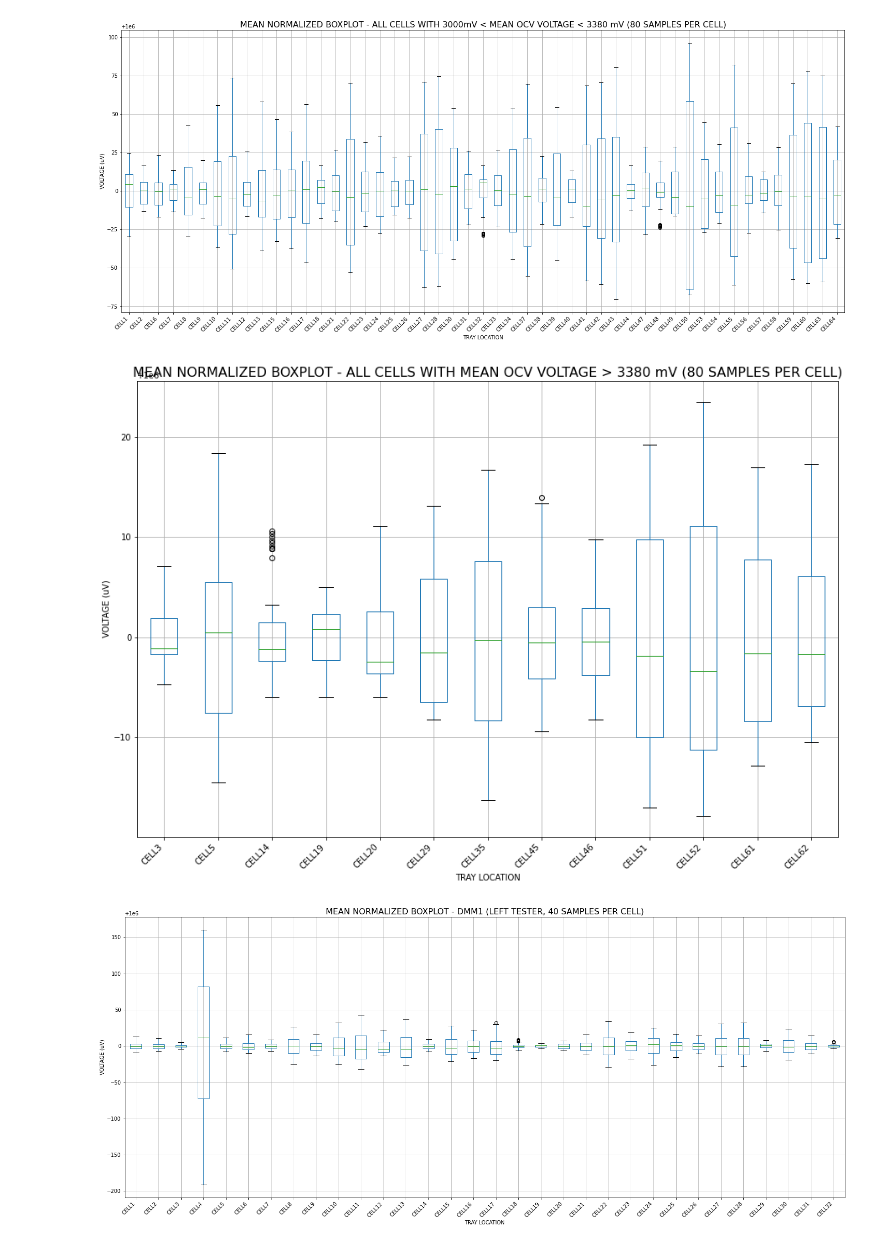
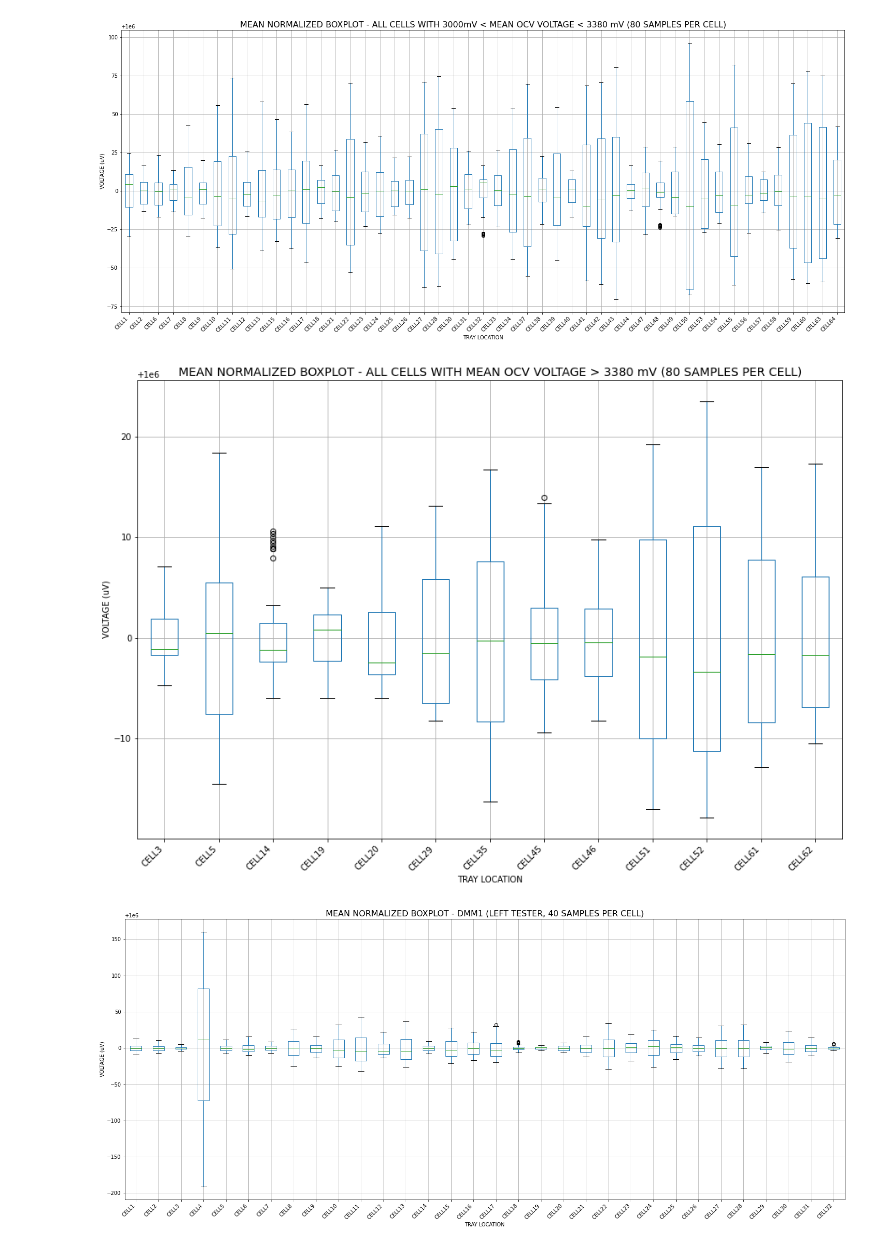
Before and after one commit to freq0ut/python-boxplot-charts, a Jupyter notebook: Kato_OCV_Grr_Plots.ipynb, the cells around one changed output. Saved outputs shown, nothing was run; the diff lists cells and outputs as text; code cells hidden in the pictures.

```diff
--- a/Kato_OCV_Grr_Plots.ipynb
+++ b/Kato_OCV_Grr_Plots.ipynb
@@ -34,6 +34,26 @@ celldataLeftTester = leftTesterOnly.iloc[0:40,0:64]
 
 # # RIGHT TESTER (DMM 3 + DMM 4) (last 40 rows, columns 1-64)
 celldataRightTester = rightTesterOnly.iloc[40:80,0:64]
+
+meanCompareLeftRight = []
+for col in celldataDMM1.columns:
+    meanCompareLeftRight.append(abs((celldataDMM1[col].mean()-celldataDMM3[col].mean())*1000000))
+    # print((celldataDMM1[col].mean()-celldataDMM3[col].mean())*1000000)
+
+for col in celldataDMM2.columns:
+    meanCompareLeftRight.append(abs((celldataDMM2[col].mean()-celldataDMM4[col].mean())*1000000))
+    # print((celldataDMM2[col].mean()-celldataDMM4[col].mean())*1000000)
+
+
+varianceAllCells = []
+for col in celldata.columns:
+    if celldata[col].mean() > 2:
+        varianceAllCells.append(celldata[col].var())
+
+vMeanAllCells = []
+for col in celldata.columns:
+    if celldata[col].mean() > 2:
+        vMeanAllCells.append(celldata[col].mean())
 # %%
 # calculate mean of each column in data frame
 
@@ -101,9 +136,9 @@ boxplot.plot();
 # %%
 indexFilterList = []
 
-for value in meanList:
+for value in meanListAllCells:
     if value < 3.38 and value > 3.0:
-        indexFilterList.append("CELL" + str(meanList.index(value)+1))
+        indexFilterList.append("CELL" + str(meanListAllCells.index(value)+1))
 
 boxplot = celldata.boxplot(column=indexFilterList, figsize=(25,10))
 boxplot.set_title('MEAN NORMALIZED BOXPLOT - ALL CELLS WITH 3000mV < MEAN OCV VOLTAGE < 3380 mV (80 SAMPLES PER CELL)', size = 16)
@@ -117,19 +152,19 @@ boxplot.plot();
 # %%
 indexFilterList = []
 
-for value in meanList:
+for value in meanListAllCells:
     if value > 3.38:
-        indexFilterList.append("CELL" + str(meanList.index(value)+1))
+        indexFilterList.append("CELL" + str(meanListAllCells.index(value)+1))
 
 boxplot = celldata.boxplot(column=indexFilterList, figsize=(15,10))
-boxplot.set_title('MEAN NORMALIZED BOXPLOT - ALL CELLS WITH MEAN OCV VOLTAGE > 3380 mV (80 SAMPLES PER CELL)', size = 16)
+boxplot.set_title('MEAN NORMALIZED BOXPLOT - ALL CELLS WITH MEAN OCV VOLTAGE > 3380 mV (80 SAMPLES PER CELL)', size = 14)
 boxplot.set_xlabel('TRAY LOCATION')
 boxplot.set_ylabel('VOLTAGE (uV)')
 boxplot.get_yaxis().get_major_formatter().set_scientific(False)
 boxplot.set_xticklabels(boxplot.get_xticklabels(), rotation=45, ha='right')
 boxplot.plot();
 # %% [output]
-[figure, old version]
+[figure, new version]
 # %%
 boxplot = celldataDMM1.boxplot(figsize=(25,10))
 boxplot.set_title('MEAN NORMALIZED BOXPLOT - DMM1 (LEFT TESTER, 40 SAMPLES PER CELL)', size = 16)
```
Also changed, not shown: parts of 2 cells of this notebook, 1 other file.
